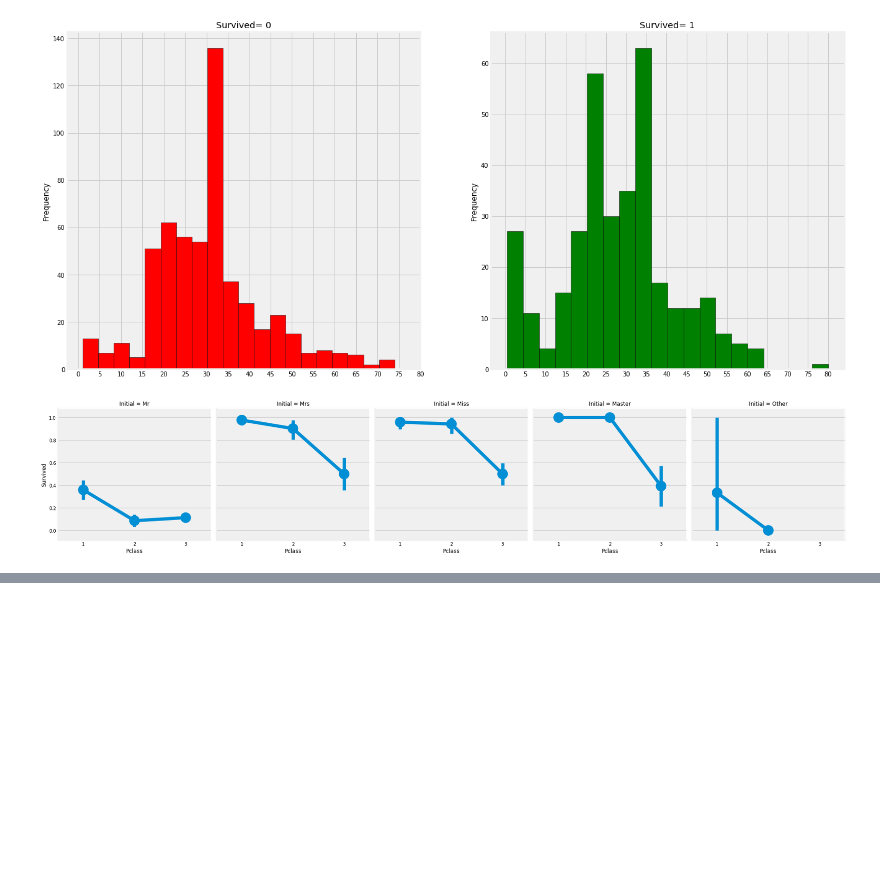
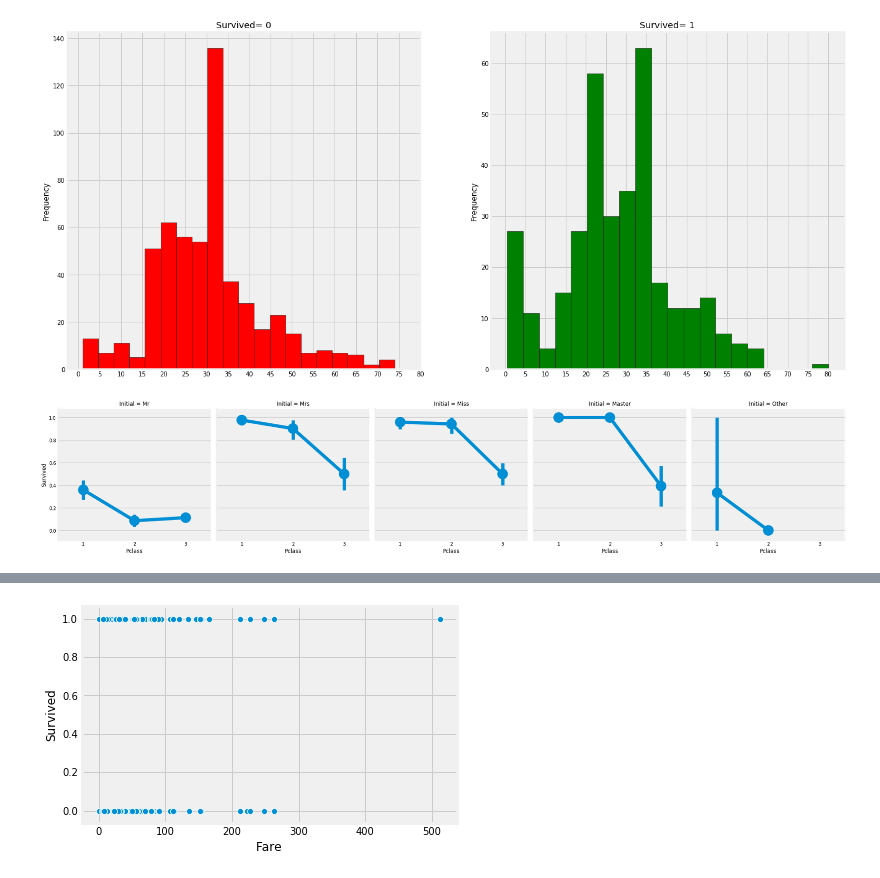
Before and after one commit to xuelicao/kaggleCompetition1, a Jupyter notebook: Titanic/prog/titanic.ipynb, the cells around one changed output, grey strips where cells are left out. Drawn from its saved outputs; the diff is of its cells as text; code cells hidden in the pictures; blank space fills up the shorter version.

```diff
--- a/Titanic/prog/titanic.ipynb
+++ b/Titanic/prog/titanic.ipynb
@@ -258,0 +298,5 @@ plt.show()
+# %%
+sns.scatterplot('Fare','Survived',data=train_df)
+plt.show()
+# %% [output]
+[figure, added]
```
Also changed, not shown: parts of 14 cells of this notebook.
